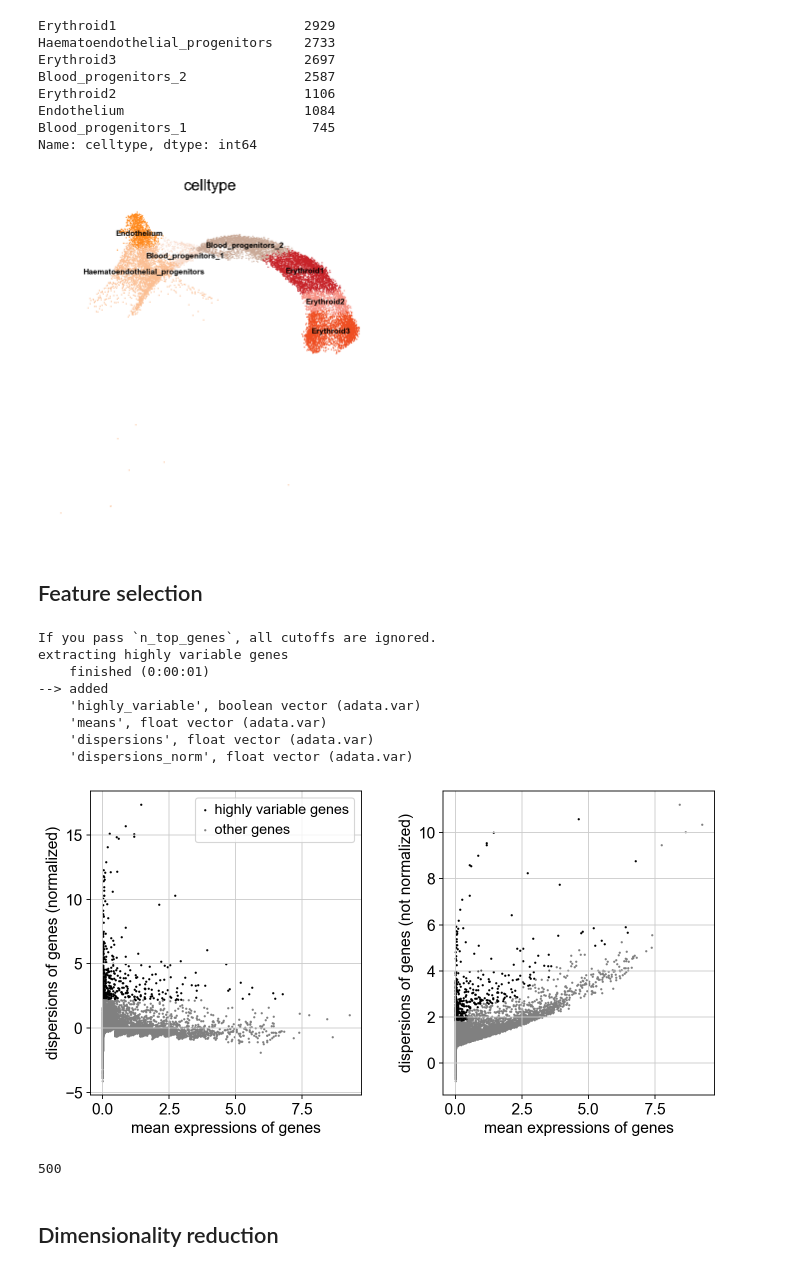
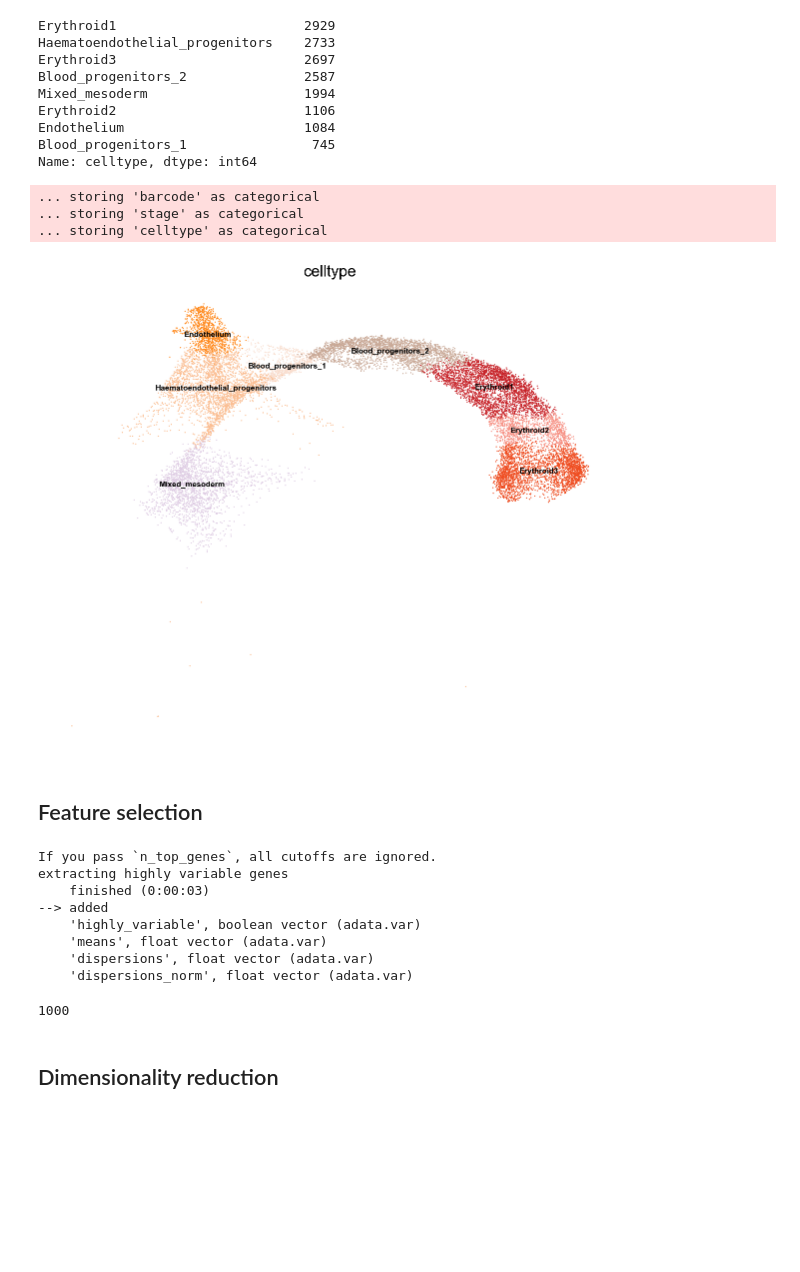
Before and after one commit to rargelaguet/gastrulation10x, a Jupyter notebook: scanpy/blood/blood_exploration.ipynb, the cells around one changed output. Drawn from its saved outputs; the diff is of its cells as text; code cells hidden in the pictures; blank space fills up the shorter version.

```diff
--- a/scanpy/blood/blood_exploration.ipynb
+++ b/scanpy/blood/blood_exploration.ipynb
@@ -10,0 +20,2 @@ This is where adjacency matrices should go now.
+# %%
+io["outdir"] = io["basedir"] + "/..."
@@ -11,4 +26,5 @@ This is where adjacency matrices should go now.
 # %%
-sc.settings.verbosity = 3  # verbosity: errors (0), warnings (1), info (2), hints (3)
-sc.settings.set_figure_params(dpi=80, frameon=False, figsize=(5, 5), facecolor='white')
+# %%capture
+# sc.settings.verbosity = 3
 # sc.logging.print_versions()
+sc.settings.set_figure_params(dpi=80, frameon=False, figsize=(8, 7), facecolor='white')
@@ -23,0 +86,6 @@ adata_subset = adata[adata.obs["celltype"].isin(blood_lineages)]
+# %%
+metadata = (pd.read_table(io["metadata"]) >>
+    mask(X["stripped"]==False, X["doublet"]==False) >>
+    mask(X["stage"].isin(opts["stages"]), X["celltype"].isin(opts["celltypes"]))
+)
+metadata.shape
@@ -23,0 +105,9 @@ adata_subset = adata[adata.obs["celltype"].isin(blood_lineages)]
+# %%
+adata = load_adata(
+    adata_file = io["anndata"],
+    metadata_file = io["metadata"],
+    cells = metadata.cell.values,
+    normalise = True,
+    filter_lowly_expressed_genes = True
+)
+adata
@@ -24,38 +125,38 @@ adata_subset = adata[adata.obs["celltype"].isin(blood_lineages)]
 # %%
-adata_subset.obs["celltype"].value_counts()
+adata.obs["celltype"].value_counts()
 # %% [output]
 Erythroid1                        2929
 Haematoendothelial_progenitors    2733
 Erythroid3                        2697
 Blood_progenitors_2               2587
+Mixed_mesoderm                    1994
 Erythroid2                        1106
 Endothelium                       1084
 Blood_progenitors_1                745
 Name: celltype, dtype: int64
 # %%
-sc.pl.scatter(adata_subset, color='celltype', basis="umap", size=5, legend_loc='on data', legend_fontsize=7)
+sc.pl.scatter(adata, color='celltype', basis="umap", size=5, legend_loc='on data', legend_fontsize=7)
 # %% [output]
+... storing 'barcode' as categorical
+... storing 'stage' as categorical
+... storing 'celltype' as categorical
-[figure, old version]
+[figure, new version]
 # %% [markdown]
 ## Feature selection
 # %%
-sc.pp.highly_variable_genes(adata_subset, n_top_genes=500)
+sc.pp.highly_variable_genes(adata, n_top_genes=1000)
 # %% [output]
 If you pass `n_top_genes`, all cutoffs are ignored.
 extracting highly variable genes
-    finished (0:00:01)
+    finished (0:00:03)
 --> added
     'highly_variable', boolean vector (adata.var)
     'means', float vector (adata.var)
     'dispersions', float vector (adata.var)
     'dispersions_norm', float vector (adata.var)
-# %%
-sc.pl.highly_variable_genes(adata_subset)
-# %% [output]
-[figure, removed]
 # %%
-adata_subset.var["highly_variable"].sum()
+adata.var["highly_variable"].sum()
 # %% [output]
-500
+1000
 # %% [markdown]
 ## Dimensionality reduction
```
Also changed, not shown: parts of 43 cells of this notebook, 5 other files.
